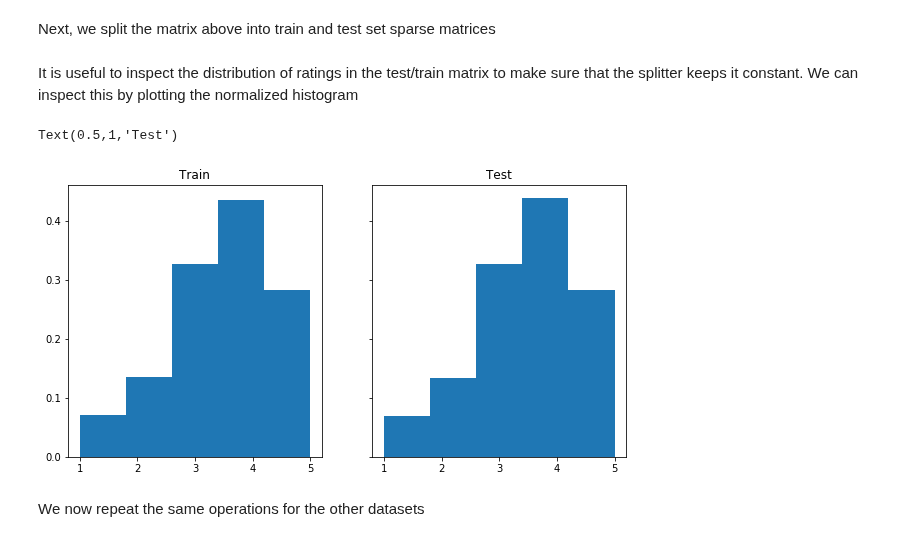
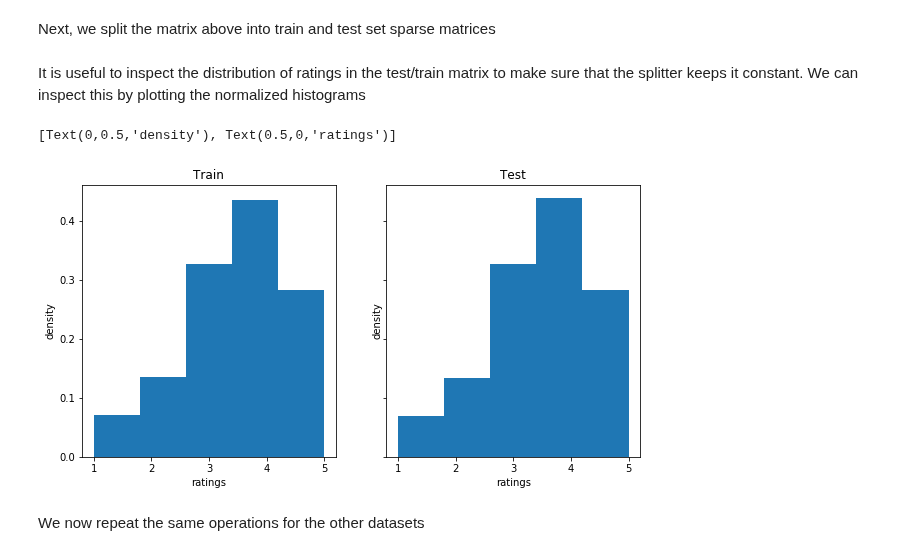
Before and after one commit to recommenders-team/recommenders, a Jupyter notebook: notebooks/02_model/rbm_deep_dive.ipynb, the cells around one changed output. Cells and saved outputs as stored; diff of their text form; code cells hidden in the pictures.

```diff
--- a/notebooks/02_model/rbm_deep_dive.ipynb
+++ b/notebooks/02_model/rbm_deep_dive.ipynb
@@ -289,16 +301,18 @@ Next, we split the matrix above into train and test set sparse matrices
 # %%
 Xtr_1m, Xtst_1m = numpy_stratified_split(X1m)
 # %% [markdown]
-It is useful to inspect the distribution of ratings in the test/train matrix to make sure that the splitter keeps it constant. We can inspect this by plotting the normalized histogram
+It is useful to inspect the distribution of ratings in the test/train matrix to make sure that the splitter keeps it constant. We can inspect this by plotting the normalized histograms
 # %%
 _, (ax1m, ax2m) = plt.subplots(1, 2, sharey=True, figsize=(10,5))
 ax1m.hist(Xtr_1m[Xtr_1m !=0], 5, density= True)
 ax1m.set_title('Train')
+ax1m.set(xlabel="ratings", ylabel="density")
 ax2m.hist(Xtst_1m[Xtst_1m !=0], 5, density= True)
 ax2m.set_title('Test')
+ax2m.set(xlabel="ratings", ylabel="density")
 # %% [output]
-Text(0.5,1,'Test')
+[Text(0,0.5,'density'), Text(0.5,0,'ratings')]
-[figure, old version]
+[figure, new version]
 # %% [markdown]
 We now repeat the same operations for the other datasets
 # %%
```
Also changed, not shown: parts of 17 cells of this notebook.
